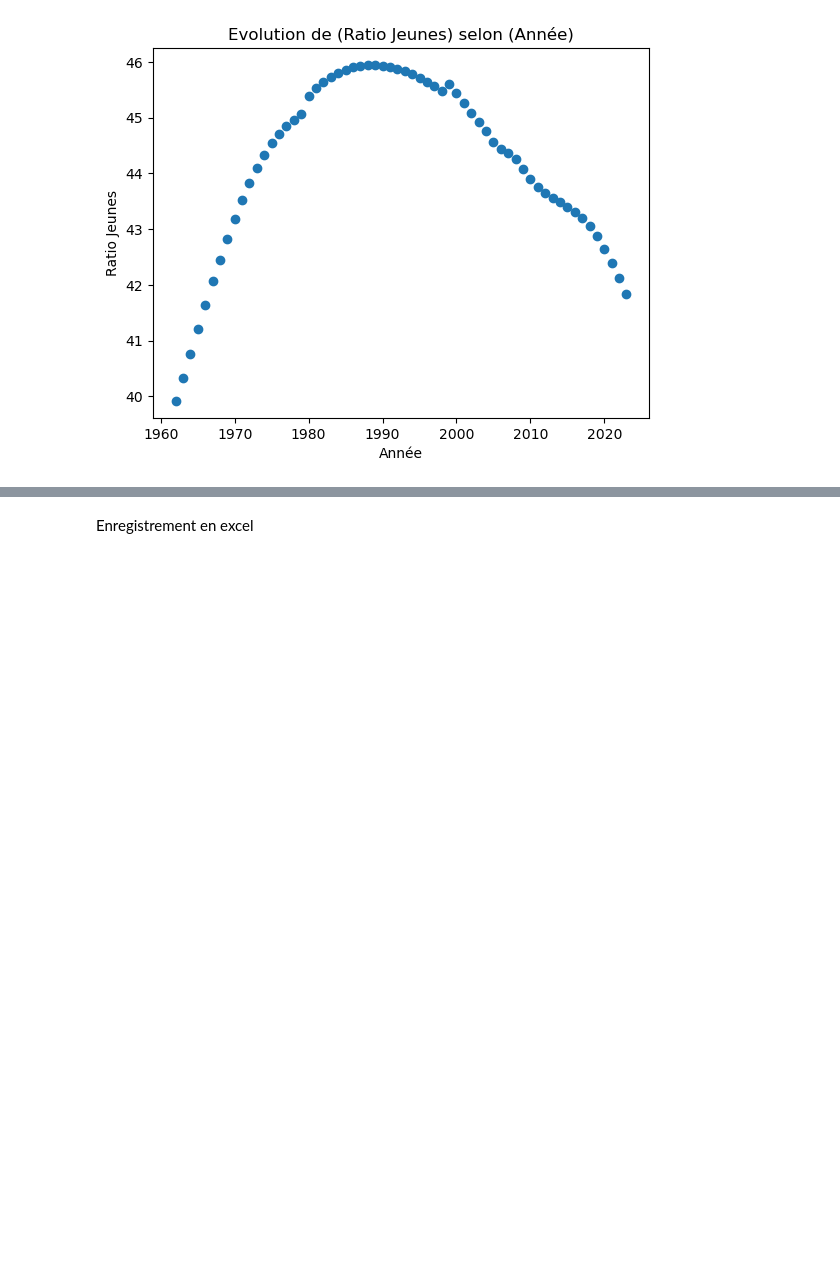
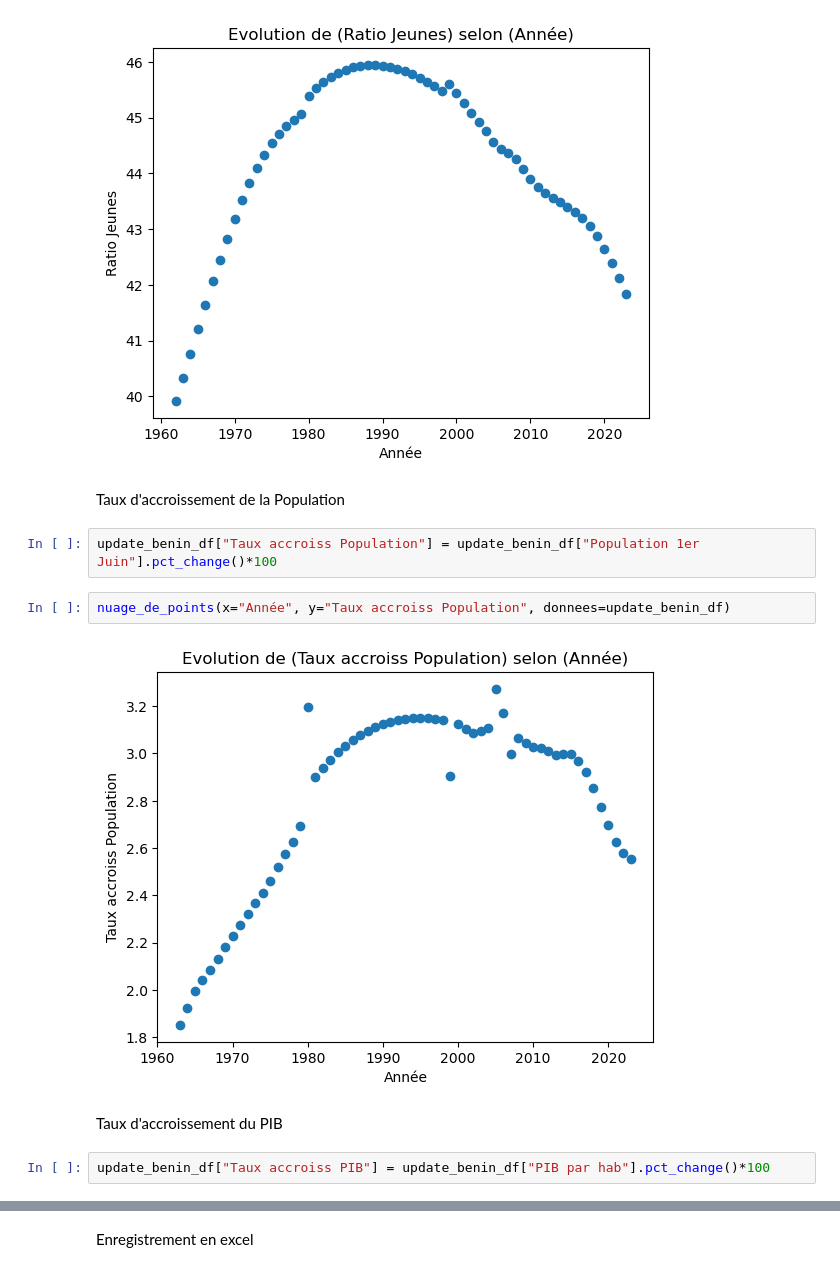
Before and after one commit to FidTCHANDO/ANIP_Challenge1, a Jupyter notebook: Tache_2_Tchando_SikaFidele_Notebook_JJMM.ipynb, the cells around one changed output, grey strips where cells are left out. Cells and saved outputs as stored; diff of their text form; blank space fills up the shorter version.

Commit message:
Ajout des taux d'accroissement

```diff
--- a/Tache_2_Tchando_SikaFidele_Notebook_JJMM.ipynb
+++ b/Tache_2_Tchando_SikaFidele_Notebook_JJMM.ipynb
@@ -218,3 +218,15 @@ update_benin_df["Ratio Jeunes"] = update_benin_df["Population 0-14"]*100/update_
 nuage_de_points(x="Année", y="Ratio Jeunes", donnees=update_benin_df)
 # %% [output]
 [figure]
+# %% [markdown]
+Taux d'accroissement de la Population
+# %%
+update_benin_df["Taux accroiss Population"] = update_benin_df["Population 1er Juin"].pct_change()*100
+# %%
+nuage_de_points(x="Année", y="Taux accroiss Population", donnees=update_benin_df)
+# %% [output]
+[figure, added]
+# %% [markdown]
+Taux d'accroissement du PIB
+# %%
+update_benin_df["Taux accroiss PIB"] = update_benin_df["PIB par hab"].pct_change()*100
```
Also changed, not shown: parts of 1 cell of this notebook, 1 other file.
